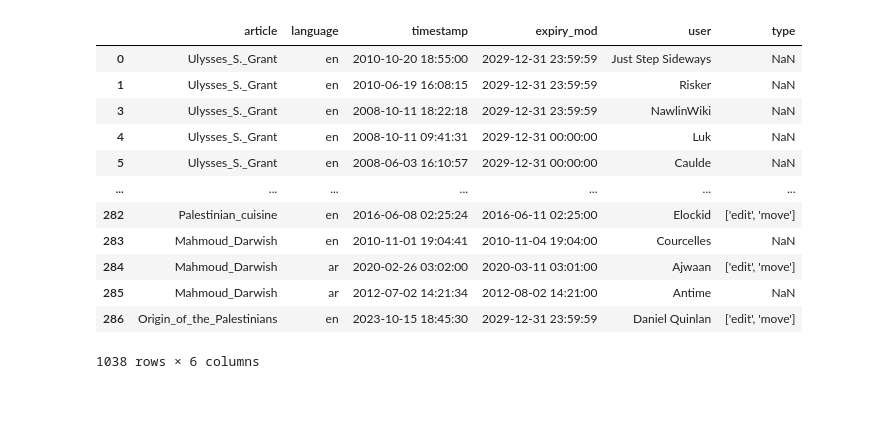
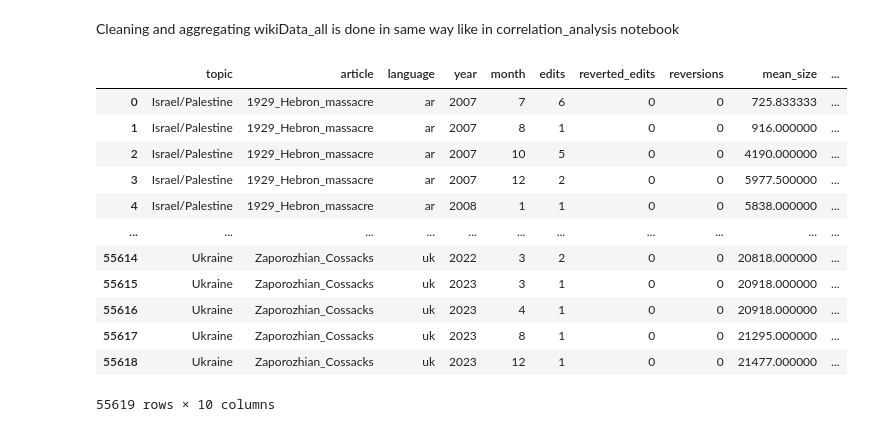
Before and after one commit to Rrisko/WikiEdits, a Jupyter notebook: code/protection_analysis.ipynb, the cells around one changed output. Cells and saved outputs as stored; diff of their text form; code cells hidden in the pictures; blank space fills up the shorter version.

Commit message:
Added analysis of protection in time

```diff
--- a/code/protection_analysis.ipynb
+++ b/code/protection_analysis.ipynb
@@ -93,17 +73,0 @@ See the caveats in the documentation: https://pandas.pydata.org/pandas-docs/stab
-# %%
-protections_cleaned = protections_clean_pm[['article', 'language', 'timestamp', 'expiry_mod', 'user', 'type']]
-protections_cleaned
-# %% [output]
-|  | article | language | timestamp | expiry_mod | user | type |
-| 0 | Ulysses_S._Grant | en | 2010-10-20 18:55:00 | 2029-12-31 23:59:59 | Just Step Sideways | NaN |
-| 1 | Ulysses_S._Grant | en | 2010-06-19 16:08:15 | 2029-12-31 23:59:59 | Risker | NaN |
-| 3 | Ulysses_S._Grant | en | 2008-10-11 18:22:18 | 2029-12-31 23:59:59 | NawlinWiki | NaN |
-| 4 | Ulysses_S._Grant | en | 2008-10-11 09:41:31 | 2029-12-31 00:00:00 | Luk | NaN |
-| 5 | Ulysses_S._Grant | en | 2008-06-03 16:10:57 | 2029-12-31 00:00:00 | Caulde | NaN |
-| ... | ... | ... | ... | ... | ... | ... |
-| 282 | Palestinian_cuisine | en | 2016-06-08 02:25:24 | 2016-06-11 02:25:00 | Elockid | ['edit', 'move'] |
-| 283 | Mahmoud_Darwish | en | 2010-11-01 19:04:41 | 2010-11-04 19:04:00 | Courcelles | NaN |
-| 284 | Mahmoud_Darwish | ar | 2020-02-26 03:02:00 | 2020-03-11 03:01:00 | Ajwaan | ['edit', 'move'] |
-| 285 | Mahmoud_Darwish | ar | 2012-07-02 14:21:34 | 2012-08-02 14:21:00 | Antime | NaN |
-| 286 | Origin_of_the_Palestinians | en | 2023-10-15 18:45:30 | 2029-12-31 23:59:59 | Daniel Quinlan | ['edit', 'move'] |
-1038 rows × 6 columns
@@ -109,0 +104,29 @@ protections_cleaned
+# %% [markdown]
+Cleaning and aggregating wikiData_all is done in same way like in correlation_analysis notebook
+# %%
+wikiData_grouped = wikiData_all.groupby(['topic', 'article', 'language', 'year', 'month']).agg(
+    edits = ('timestamp', 'size'),
+    reverted_edits = ('reverted', 'sum'),
+    reversions = ('reversion', 'sum'),
+    mean_size = ('size', 'mean')
+).reset_index()
+
+first_edits = wikiData_all.groupby(['article', 'language'])['timestamp'].min().reset_index().rename(columns={'timestamp': 'first_edit'})
+
+wikiData_grouped = wikiData_grouped.merge(first_edits, on=['article', 'language'])
+
+wikiData_grouped
+# %% [output]
+|  | topic | article | language | year | month | edits | reverted_edits | reversions | mean_size | ... |
+| 0 | Israel/Palestine | 1929_Hebron_massacre | ar | 2007 | 7 | 6 | 0 | 0 | 725.833333 | ... |
+| 1 | Israel/Palestine | 1929_Hebron_massacre | ar | 2007 | 8 | 1 | 0 | 0 | 916.000000 | ... |
+| 2 | Israel/Palestine | 1929_Hebron_massacre | ar | 2007 | 10 | 5 | 0 | 0 | 4190.000000 | ... |
+| 3 | Israel/Palestine | 1929_Hebron_massacre | ar | 2007 | 12 | 2 | 0 | 0 | 5977.500000 | ... |
+| 4 | Israel/Palestine | 1929_Hebron_massacre | ar | 2008 | 1 | 1 | 0 | 0 | 5838.000000 | ... |
+| ... | ... | ... | ... | ... | ... | ... | ... | ... | ... | ... |
+| 55614 | Ukraine | Zaporozhian_Cossacks | uk | 2022 | 3 | 2 | 0 | 0 | 20818.000000 | ... |
+| 55615 | Ukraine | Zaporozhian_Cossacks | uk | 2023 | 3 | 1 | 0 | 0 | 20918.000000 | ... |
+| 55616 | Ukraine | Zaporozhian_Cossacks | uk | 2023 | 4 | 1 | 0 | 0 | 20918.000000 | ... |
+| 55617 | Ukraine | Zaporozhian_Cossacks | uk | 2023 | 8 | 1 | 0 | 0 | 21295.000000 | ... |
+| 55618 | Ukraine | Zaporozhian_Cossacks | uk | 2023 | 12 | 1 | 0 | 0 | 21477.000000 | ... |
+55619 rows × 10 columns
```
Also changed, not shown: parts of 24 cells of this notebook.
